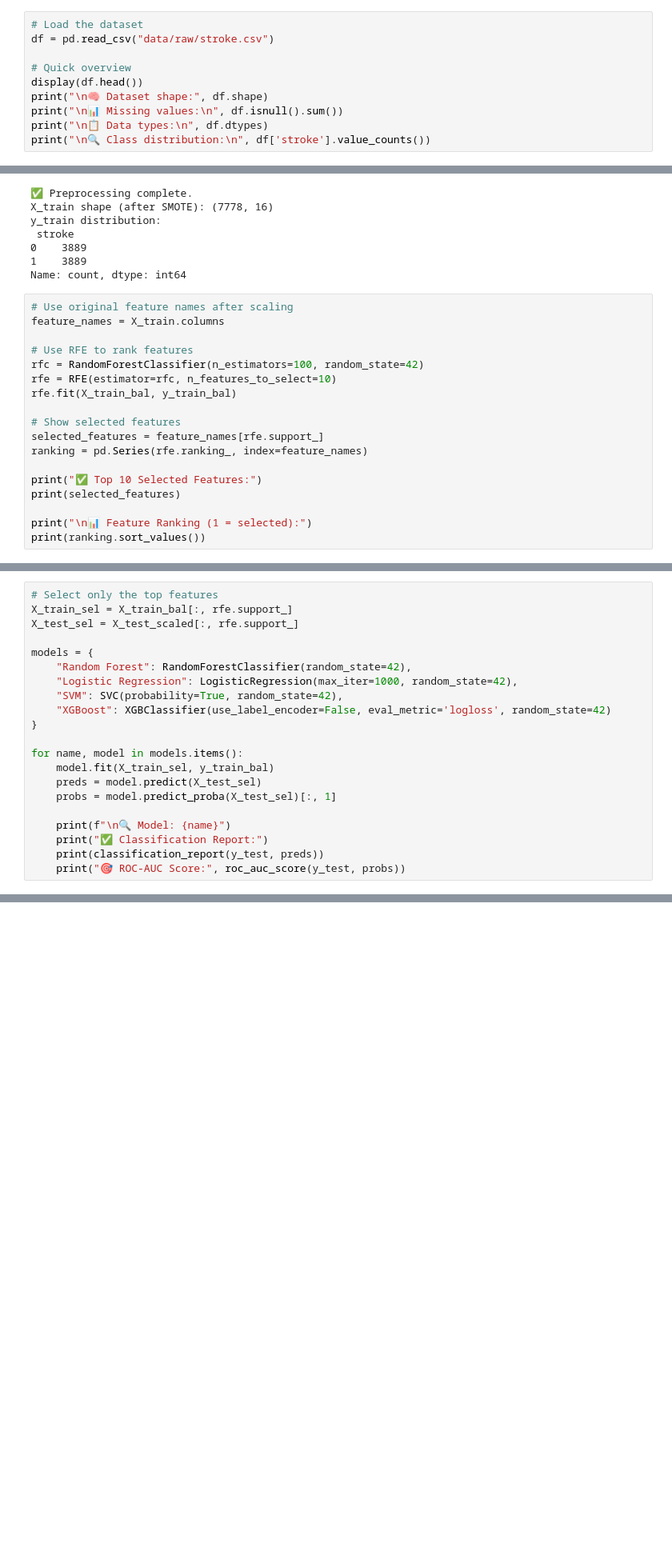
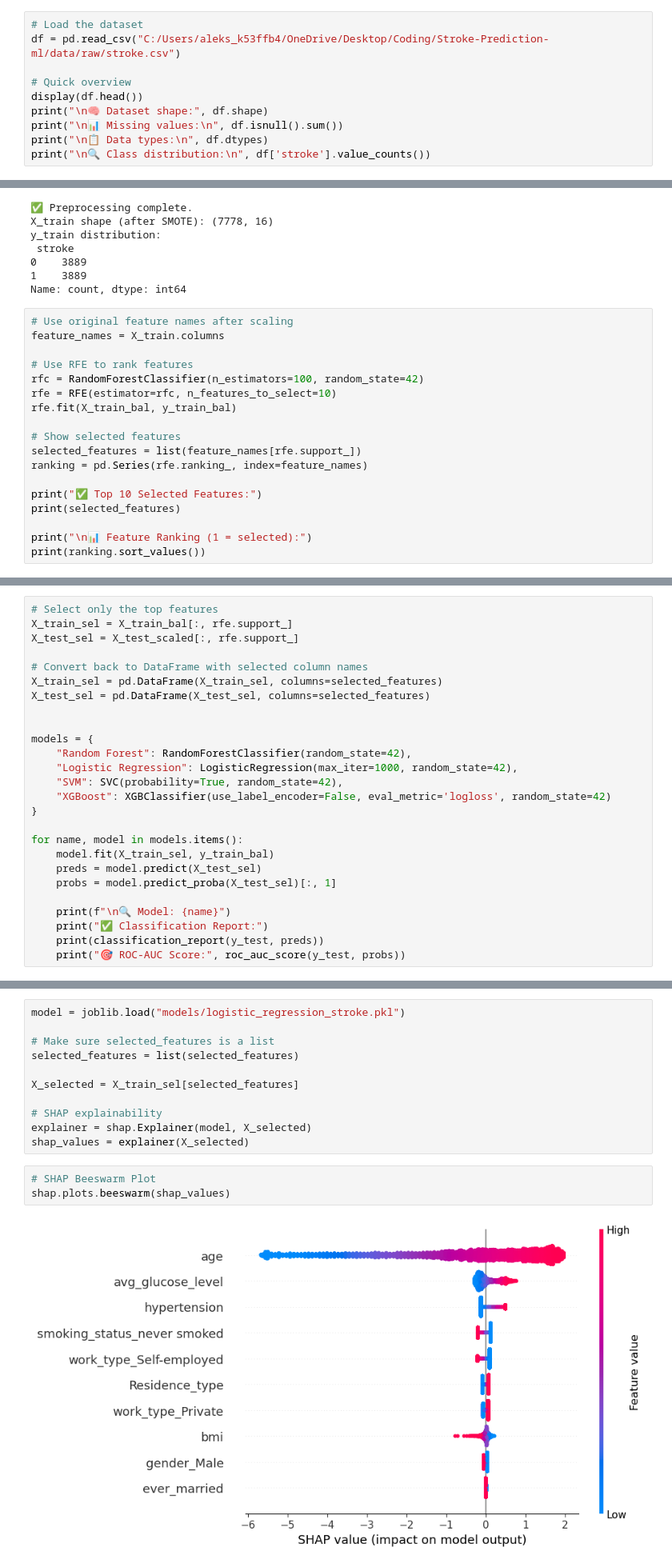
Before and after one commit to AleksaBot/stroke-prediction-ml, a Jupyter notebook: eda.ipynb, the cells around one changed output, grey strips where cells are left out. Shown: that part at 80% size. Drawn from its saved outputs; the diff is of its cells as text; blank space fills up the shorter version.

Commit message:
project update: SHAP added, presentation included

```diff
--- a/eda.ipynb
+++ b/eda.ipynb
@@ -22,6 +24,6 @@ print("📂 Current notebook path:", os.getcwd())
 # %%
 # Load the dataset
-df = pd.read_csv("data/raw/stroke.csv")
+df = pd.read_csv("C:/Users/aleks_k53ffb4/OneDrive/Desktop/Coding/Stroke-Prediction-ml/data/raw/stroke.csv")
 
 # Quick overview
 display(df.head())
@@ -114,7 +116,7 @@ rfe = RFE(estimator=rfc, n_features_to_select=10)
 rfe.fit(X_train_bal, y_train_bal)
 
 # Show selected features
-selected_features = feature_names[rfe.support_]
+selected_features = list(feature_names[rfe.support_])
 ranking = pd.Series(rfe.ranking_, index=feature_names)
 
 print("✅ Top 10 Selected Features:")
@@ -144,6 +146,11 @@ dtype: int64
 # Select only the top features
 X_train_sel = X_train_bal[:, rfe.support_]
 X_test_sel = X_test_scaled[:, rfe.support_]
+
+# Convert back to DataFrame with selected column names
+X_train_sel = pd.DataFrame(X_train_sel, columns=selected_features)
+X_test_sel = pd.DataFrame(X_test_sel, columns=selected_features)
+
 
 models = {
     "Random Forest": RandomForestClassifier(random_state=42),
@@ -203,3 +213,19 @@ joblib.dump(best_model, "models/logistic_regression_stroke.pkl")
 print("✅ Model saved to models/logistic_regression_stroke.pkl")
 # %% [output]
 ✅ Model saved to models/logistic_regression_stroke.pkl
+# %%
+model = joblib.load("models/logistic_regression_stroke.pkl")
+
+# Make sure selected_features is a list
+selected_features = list(selected_features)
+
+X_selected = X_train_sel[selected_features]
+
+# SHAP explainability
+explainer = shap.Explainer(model, X_selected)
+shap_values = explainer(X_selected)
+# %%
+# SHAP Beeswarm Plot
+shap.plots.beeswarm(shap_values)
+# %% [output]
+[figure, added]
```
Also changed, not shown: parts of 5 cells of this notebook.
